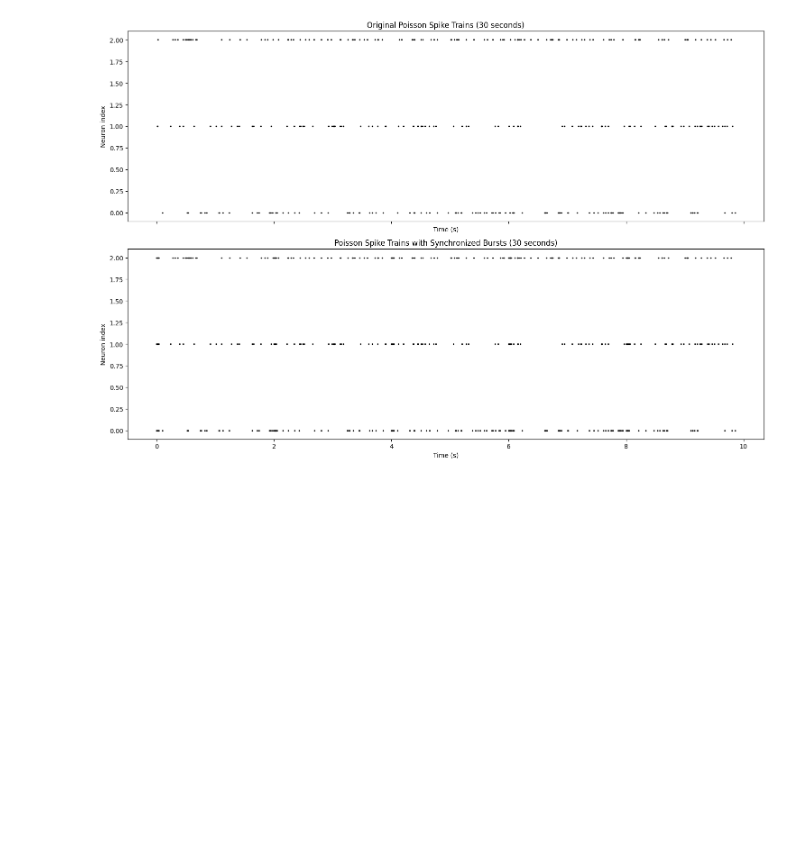
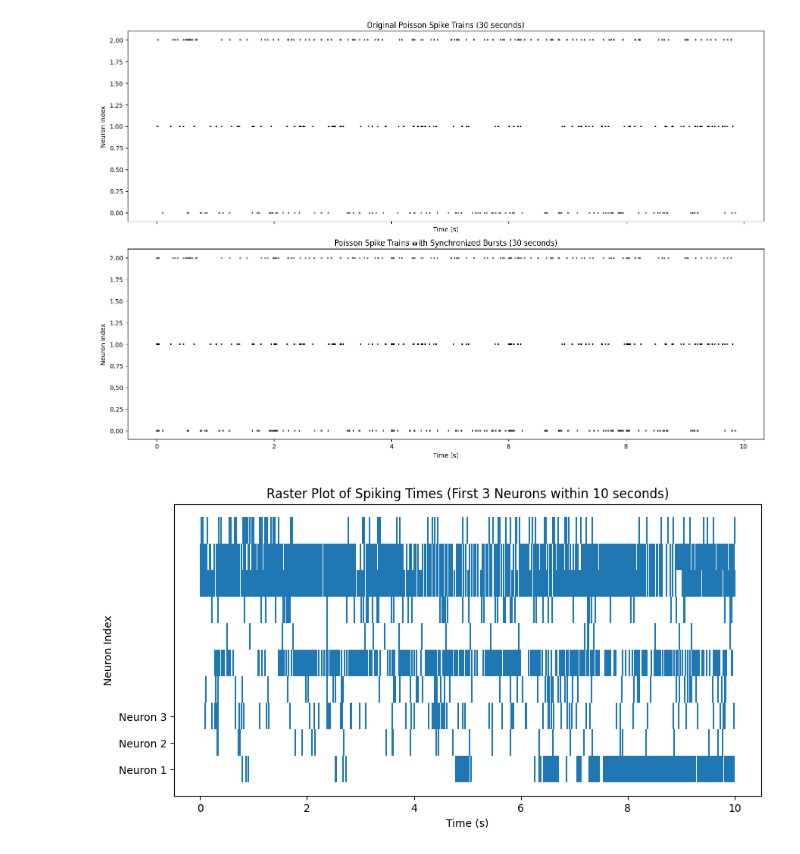
Before and after one commit to mariarv/SE_DA_FPM, a Jupyter notebook: scripts/Varioous.ipynb, the cells around one changed output. Saved outputs shown, nothing was run; the diff lists cells and outputs as text; code cells hidden in the pictures; blank space fills up the shorter version.

```diff
--- a/scripts/Varioous.ipynb
+++ b/scripts/Varioous.ipynb
@@ -1022,3 +1046,28 @@ plt.tight_layout()
 plt.show()
 # %% [output]
 [figure]
+# %%
+
+file_name = '/Users/reva/Documents/Python/SE_DA_FPM/data/Neuron_SpikeTimes_BeforeCue_Concatenated_all.xlsx'
+df = pd.read_excel(file_name)
+time_window = 10  # seconds
+
+# Assuming that each column represents the spiking times of a neuron
+# and the values are timestamps in seconds
+neuron_spiking_times = [df.iloc[:, i].dropna().values for i in range(10)]  # First three neurons
+
+# Create the raster plot
+plt.figure(figsize=(10, 5))
+
+for i, spiking_times in enumerate(neuron_spiking_times):
+    # Filter spikes within the first 10 seconds
+    spiking_times_within_window = spiking_times[spiking_times <= time_window]
+    plt.vlines(spiking_times_within_window, i + 0.5, i + 1.5)
+
+plt.xlabel('Time (s)')
+plt.ylabel('Neuron Index')
+plt.title('Raster Plot of Spiking Times (First 3 Neurons within 10 seconds)')
+plt.yticks([1, 2, 3], ['Neuron 1', 'Neuron 2', 'Neuron 3'])
+plt.show()
+# %% [output]
+[figure, added]
```
Also changed, not shown: parts of 14 cells of this notebook, 51 other files.
